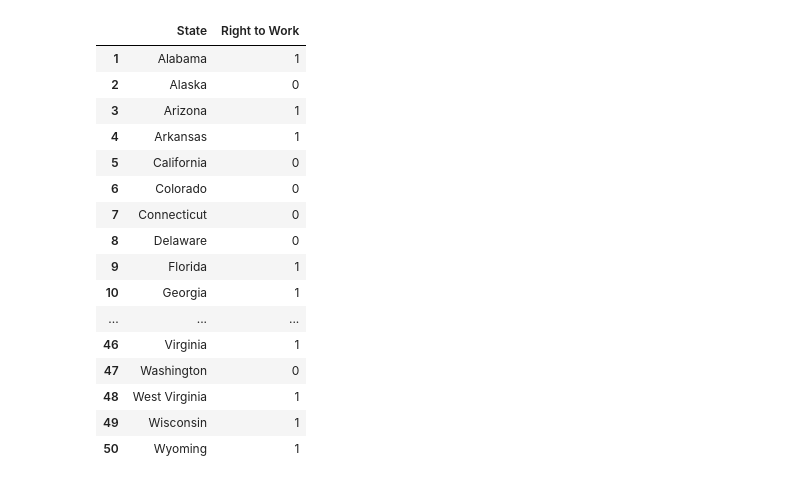
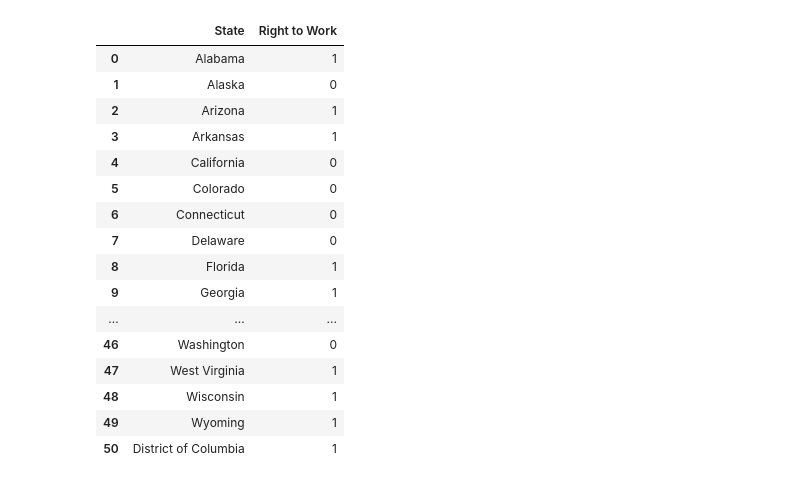
Before and after one commit to EvanLih/PUBPOL599-Seattle-Crisis-Data, a Jupyter notebook: Evan_Lih/Test Notebook.ipynb, the cells around one changed output. Cells and saved outputs as stored; diff of their text form; code cells hidden in the pictures.

Commit message:
Updated merged dataset to include District of Columbia. Also added documentation

```diff
--- a/Evan_Lih/Test Notebook.ipynb
+++ b/Evan_Lih/Test Notebook.ipynb
@@ -1,34 +1,44 @@
 # %%
 #This is a test notebook.
 
 import pandas as pd
 import csv
+
+#importing the fip dataset
 fipdata = pd.read_csv('/Users/evanlih/Github/PUBPOL599-Seattle-Crisis-Data/Dataset/Right to Work by State.csv')
 
+#We are removing the unecessary columns from the fip dataset, and only
+#keeping the "State" column at "Right to Work" column,.
 fipdata.drop(fipdata.columns[3:256], axis = 1, inplace = True)
 fipdata.drop(fipdata.columns[1], axis = 1, inplace = True)
 
+#We are renaming the columns to make it easier to read
 fipdata.rename(columns = {'Right to Work by State' :'State', 'Unnamed: 1' : 'FIPS', 'Unnamed: 2' : 'Right to Work'}, inplace = True)
 
+#We are dropping the first row of the dataset, as they don't contain values - only column names
 fipdata.drop(fipdata.index[0], inplace = True)
 
+#Adding District of Columbia, as it is not present in original dataframe
+fipdata = fipdata.append({'State': 'District of Columbia', 'Right to Work' : 1}, ignore_index = True)
+
+#outputting the dataframe to make sure it looks ok.
 fipdata
 # %% [output]
 |  | State | Right to Work |
-| 1 | Alabama | 1 |
-| 2 | Alaska | 0 |
-| 3 | Arizona | 1 |
-| 4 | Arkansas | 1 |
-| 5 | California | 0 |
-| 6 | Colorado | 0 |
-| 7 | Connecticut | 0 |
-| 8 | Delaware | 0 |
-| 9 | Florida | 1 |
-| 10 | Georgia | 1 |
+| 0 | Alabama | 1 |
+| 1 | Alaska | 0 |
+| 2 | Arizona | 1 |
+| 3 | Arkansas | 1 |
+| 4 | California | 0 |
+| 5 | Colorado | 0 |
+| 6 | Connecticut | 0 |
+| 7 | Delaware | 0 |
+| 8 | Florida | 1 |
+| 9 | Georgia | 1 |
 | ... | ... | ... |
-| 46 | Virginia | 1 |
-| 47 | Washington | 0 |
-| 48 | West Virginia | 1 |
-| 49 | Wisconsin | 1 |
-| 50 | Wyoming | 1 |
+| 46 | Washington | 0 |
+| 47 | West Virginia | 1 |
+| 48 | Wisconsin | 1 |
+| 49 | Wyoming | 1 |
+| 50 | District of Columbia | 1 |
 # %%
```
Also changed, not shown: parts of 4 cells of this notebook.
